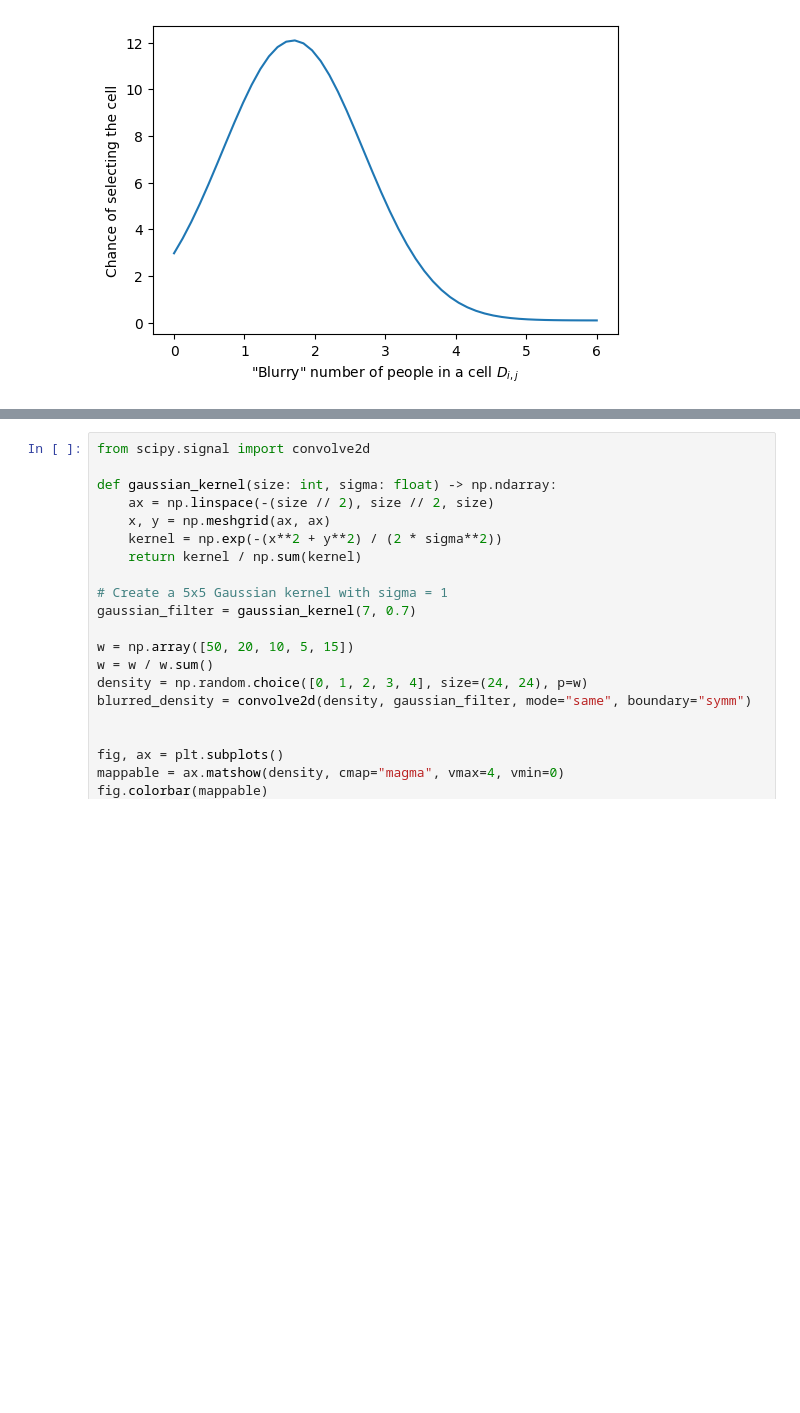
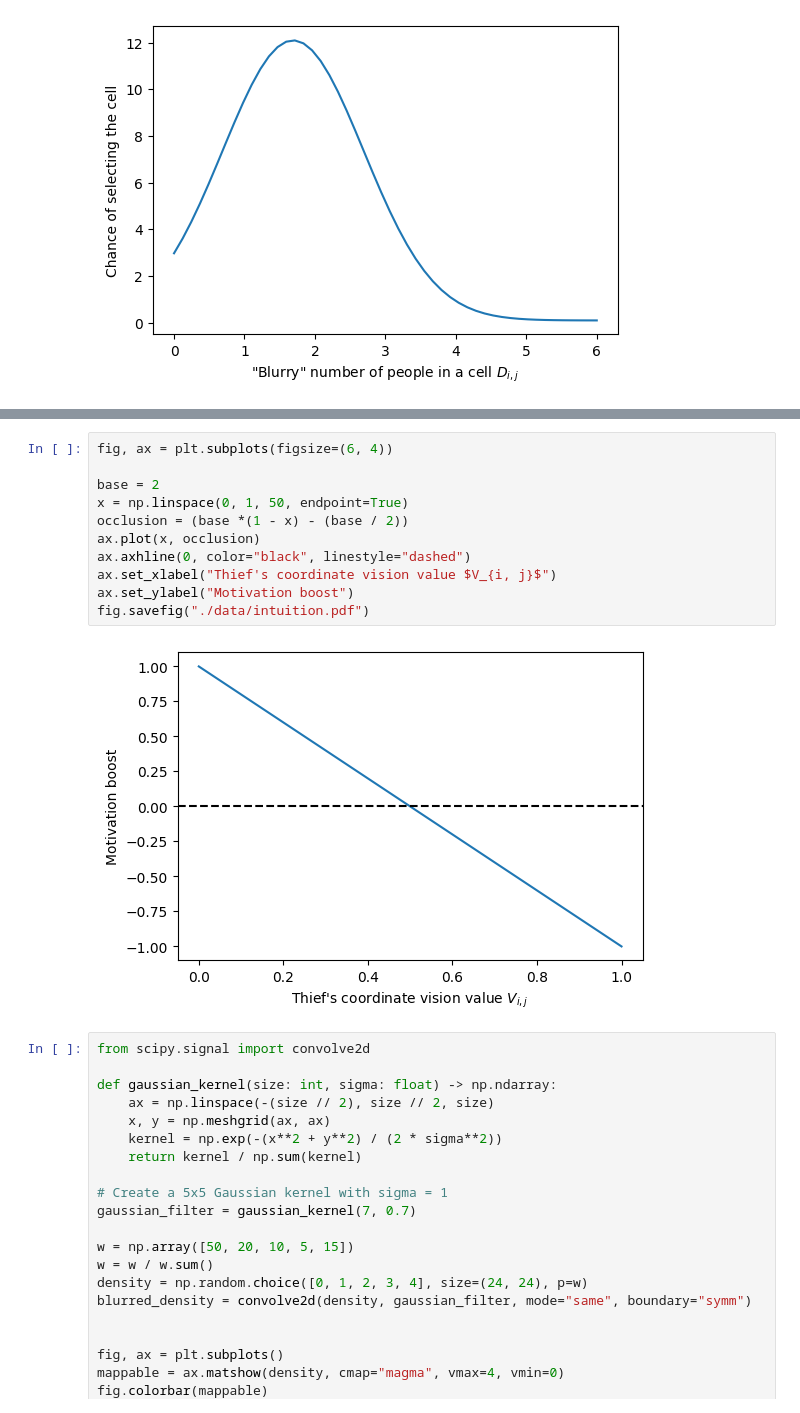
Before and after one commit to viktorvesely/TaC, a Jupyter notebook: simulation/explore.ipynb, the cells around one changed output, grey strips where cells are left out. Drawn from its saved outputs; the diff is of its cells as text; blank space fills up the shorter version.

```diff
--- a/simulation/explore.ipynb
+++ b/simulation/explore.ipynb
@@ -986,3 +986,16 @@ fig.savefig("./data/thiefselection.pdf")
+# %%
+fig, ax = plt.subplots(figsize=(6, 4))
+
+base = 2
+x = np.linspace(0, 1, 50, endpoint=True)
+occlusion = (base *(1 - x) - (base / 2))
+ax.plot(x, occlusion)
+ax.axhline(0, color="black", linestyle="dashed")
+ax.set_xlabel("Thief's coordinate vision value $V_{i, j}$")
+ax.set_ylabel("Motivation boost")
+fig.savefig("./data/intuition.pdf")
+# %% [output]
+[figure, added]
 # %%
 from scipy.signal import convolve2d
 
```
Also changed, not shown: parts of 1 cell of this notebook, 19 other files.
